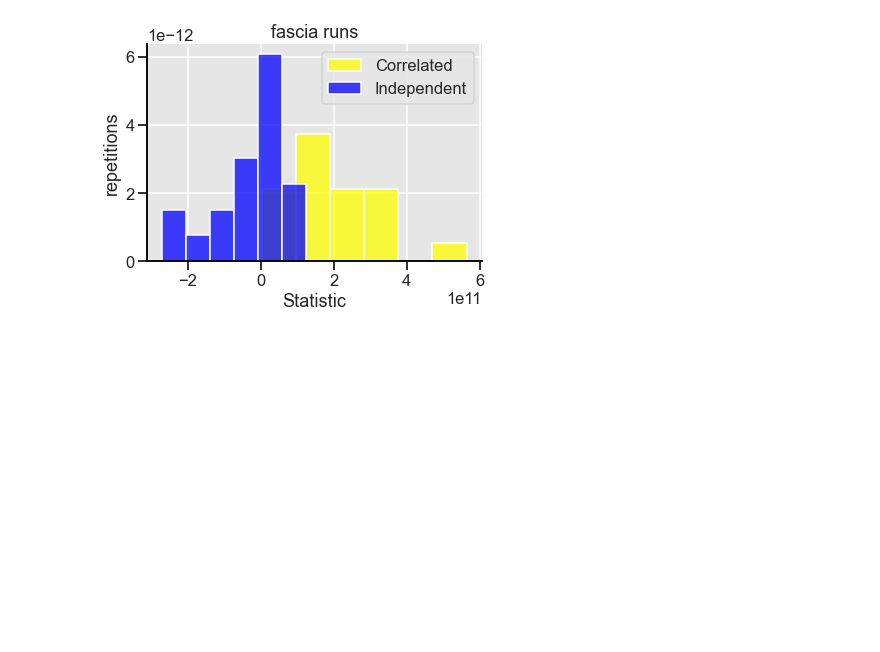
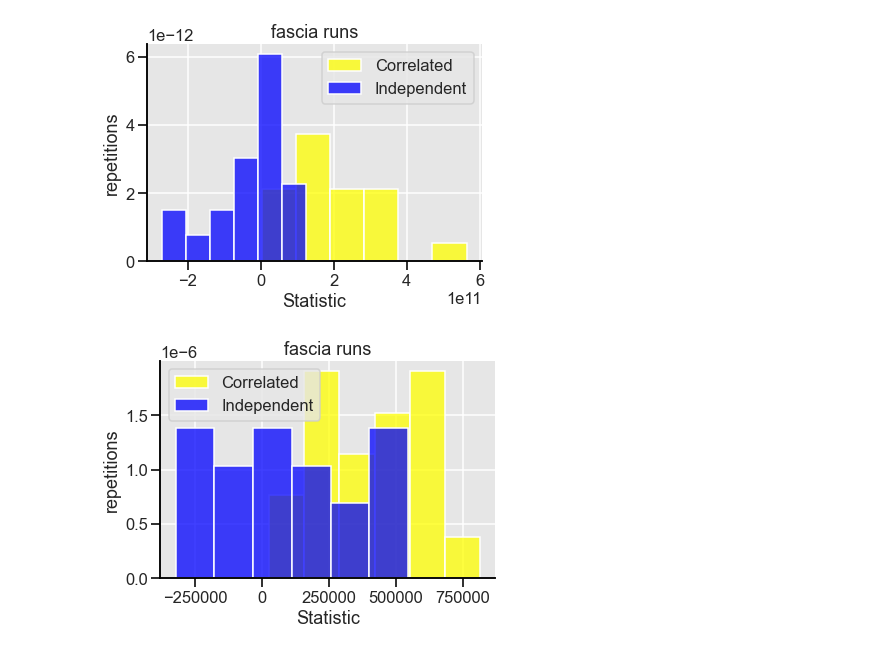
Before and after one commit to louishu17/fasciaGraphSimilarity, a Jupyter notebook: FasciaVisualizations.ipynb, the cells around one changed output. Drawn from its saved outputs; the diff is of its cells as text; code cells hidden in the pictures; blank space fills up the shorter version.

```diff
--- a/FasciaVisualizations.ipynb
+++ b/FasciaVisualizations.ipynb
@@ -36,3 +36,18 @@ sns.set_context("talk")
 sns.despine(right = True, top=True)
 # %% [output]
 [figure]
+# %%
+#k=6, p = 0.01
+curve = True
+list1 = [5.433150e+05, 5.528610e+05, 5.692416e+05, 1.979703e+05, 6.015701e+05, 6.604035e+05, 2.389148e+05, 2.691862e+05, 6.609792e+05, 4.501765e+05, 4.964743e+05, 1.565169e+05, 4.154046e+05, 8.137800e+05, 4.132507e+05, 2.608144e+04, 3.862908e+05, 5.377443e+05, 2.255836e+05, 2.032277e+05]
+list2 = [-3.234816e+05, -2.271400e+05, -1.697170e+05, 1.098783e+05, 4.468920e+05, -1.779349e+05, 1.261885e+05, 4.064603e+05, -1.551394e+05, 2.348734e+05, 4.216704e+05, 6.505069e+04, 2.829761e+05, -2.698668e+05, 1.055603e+05, -2.262558e+05, 2.447995e+04, 5.447199e+05, 3.213314e+05, 1.228800e+05]
+
+
+sns.histplot(list1, color='yellow', label='Correlated', stat = "density")
+sns.histplot(list2, color='blue', label="Independent", stat = "density").set(xlabel = 'Statistic', ylabel = 'repetitions', title = 'fascia runs')
+plt.legend()
+sns.set_style("darkgrid", {'ytick.left' : True, 'xtick.bottom': True, 'axes.spines.left': True, 'grid.color': '1', 'axes.edgecolor': '0', 'axes.spines.right': False, "axes.facecolor": ".9"})
+sns.set_context("talk")
+sns.despine(right = True, top=True)
+# %% [output]
+[figure, added]
```
Also changed, not shown: parts of 2 cells of this notebook, 22 other files.
